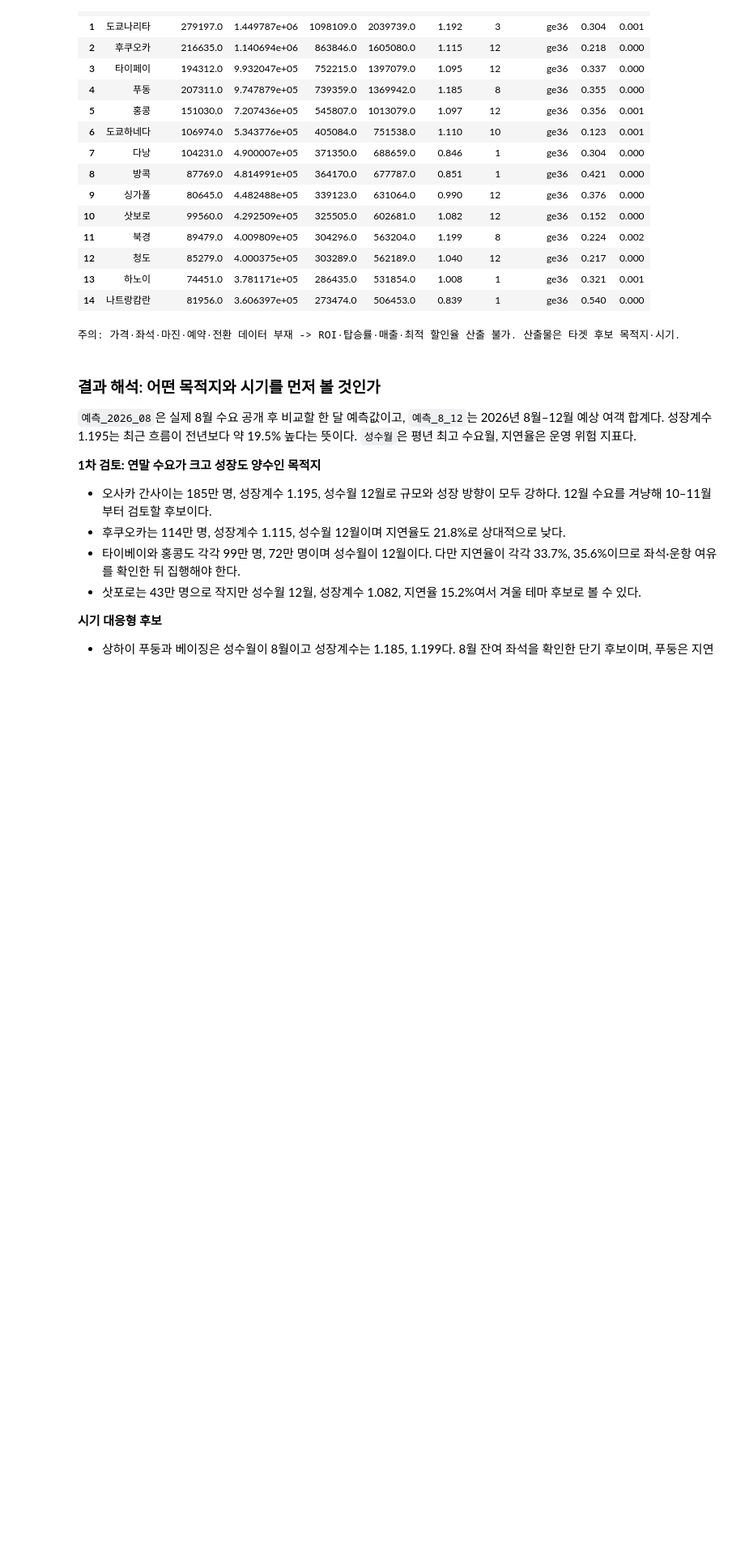
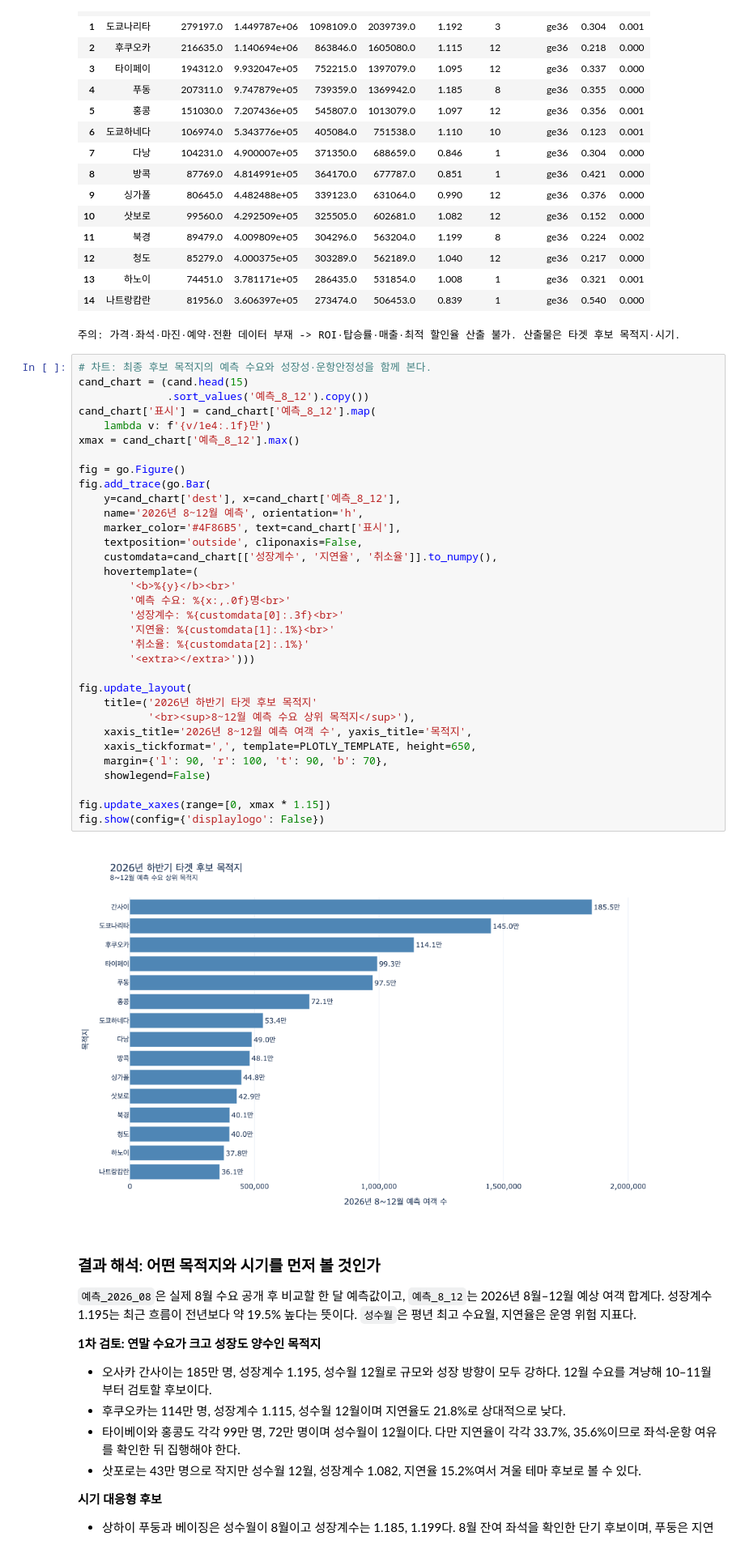
Before and after one commit to kth530/korea_outbound_travel_analysis, a Jupyter notebook: notebooks/05_demand_forecast.ipynb, the cells around one changed output. Shown at 81% size. Cells and saved outputs as stored; diff of their text form; blank space fills up the shorter version.

```diff
--- a/notebooks/05_demand_forecast.ipynb
+++ b/notebooks/05_demand_forecast.ipynb
@@ -1677,6 +1729,41 @@ print('주의: 가격·좌석·마진·예약·전환 데이터 부재 -> ROI·
 | 13 | 하노이 | 74451.0 | 3.781171e+05 | 286435.0 | 531854.0 | 1.008 | 1 | ge36 | 0.321 | 0.001 |
 | 14 | 나트랑캄란 | 81956.0 | 3.606397e+05 | 273474.0 | 506453.0 | 0.839 | 1 | ge36 | 0.540 | 0.000 |
 주의: 가격·좌석·마진·예약·전환 데이터 부재 -> ROI·탑승률·매출·최적 할인율 산출 불가. 산출물은 타겟 후보 목적지·시기.
+# %%
+# 차트: 최종 후보 목적지의 예측 수요와 성장성·운항안정성을 함께 본다.
+cand_chart = (cand.head(15)
+              .sort_values('예측_8_12').copy())
+cand_chart['표시'] = cand_chart['예측_8_12'].map(
+    lambda v: f'{v/1e4:.1f}만')
+xmax = cand_chart['예측_8_12'].max()
+
+fig = go.Figure()
+fig.add_trace(go.Bar(
+    y=cand_chart['dest'], x=cand_chart['예측_8_12'],
+    name='2026년 8~12월 예측', orientation='h',
+    marker_color='#4F86B5', text=cand_chart['표시'],
+    textposition='outside', cliponaxis=False,
+    customdata=cand_chart[['성장계수', '지연율', '취소율']].to_numpy(),
+    hovertemplate=(
+        '<b>%{y}</b><br>'
+        '예측 수요: %{x:,.0f}명<br>'
+        '성장계수: %{customdata[0]:.3f}<br>'
+        '지연율: %{customdata[1]:.1%}<br>'
+        '취소율: %{customdata[2]:.1%}'
+        '<extra></extra>')))
+
+fig.update_layout(
+    title=('2026년 하반기 타겟 후보 목적지'
+           '<br><sup>8~12월 예측 수요 상위 목적지</sup>'),
+    xaxis_title='2026년 8~12월 예측 여객 수', yaxis_title='목적지',
+    xaxis_tickformat=',', template=PLOTLY_TEMPLATE, height=650,
+    margin={'l': 90, 'r': 100, 't': 90, 'b': 70},
+    showlegend=False)
+
+fig.update_xaxes(range=[0, xmax * 1.15])
+fig.show(config={'displaylogo': False})
+# %% [output]
+[figure, added]
 # %% [markdown]
 ### 결과 해석: 어떤 목적지와 시기를 먼저 볼 것인가
 
```
Also changed, not shown: parts of 3 cells of this notebook, 2 other files.
